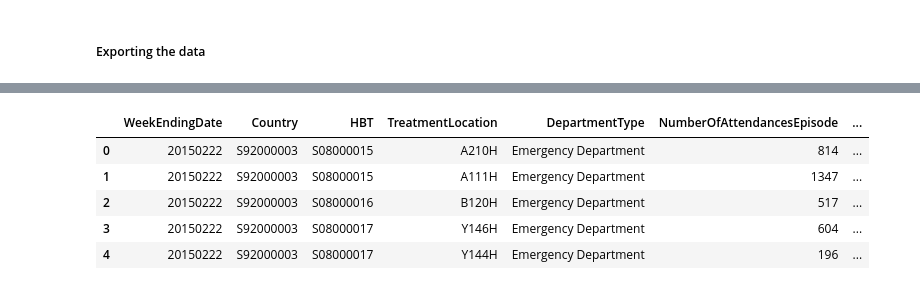
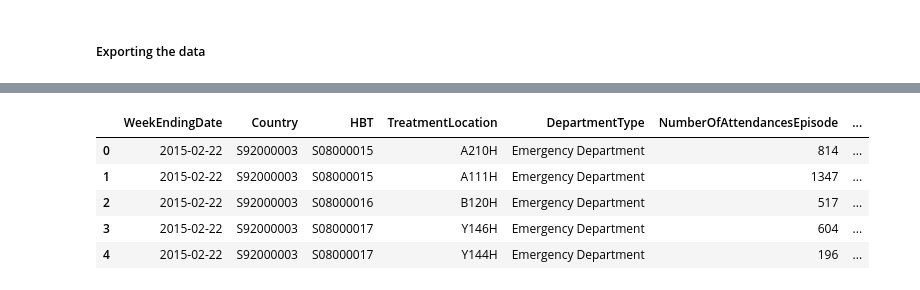
Before and after one commit to shivigupta0106/Public-Health-Scotland, a Jupyter notebook: Exploratory Analysis.ipynb, the cells around one changed output, grey strips where cells are left out. Cells and saved outputs as stored; diff of their text form; code cells hidden in the pictures.

```diff
--- a/Exploratory Analysis.ipynb
+++ b/Exploratory Analysis.ipynb
@@ -21,12 +21,22 @@ df_discharge = pd.read_csv(url3)
 | 2 | 201801 | S92000003 | S08000015 | A111H | Emergency Department | 18-24 | NaN | Transferred to Other Hospital/Ser... | ... |
 | 3 | 201801 | S92000003 | S08000015 | A111H | Emergency Department | 18-24 | NaN | NaN | ... |
 | 4 | 201801 | S92000003 | S08000015 | A111H | Emergency Department | 25-39 | NaN | Admission to same Hospital | ... |
-# %%
-df_week_AE.head()
-# %% [output]
-|  | WeekEndingDate | Country | HBT | TreatmentLocation | DepartmentType | NumberOfAttendancesEpisode | ... |
-| 0 | 20150222 | S92000003 | S08000015 | A210H | Emergency Department | 814 | ... |
-| 1 | 20150222 | S92000003 | S08000015 | A111H | Emergency Department | 1347 | ... |
-| 2 | 20150222 | S92000003 | S08000016 | B120H | Emergency Department | 517 | ... |
-| 3 | 20150222 | S92000003 | S08000017 | Y146H | Emergency Department | 604 | ... |
-| 4 | 20150222 | S92000003 | S08000017 | Y144H | Emergency Department | 196 | ... |
+# %%
+# Convert WeekEndingDate to datetime format
+df_week_AE['WeekEndingDate'] = pd.to_datetime(df_week_AE['WeekEndingDate'], format='%Y%m%d')
+#The pd.to_datetime function converts the WeekEndingDate column from a string or integer format (YYYYMMDD) to a pandas datetime object.
+
+# Extract Year and Month
+df_week_AE['Year'] = df_week_AE['WeekEndingDate'].dt.year
+df_week_AE['Month'] = df_week_AE['WeekEndingDate'].dt.month
+df_week_AE['Day'] = df_week_AE['WeekEndingDate'].dt.day
+
+# Display the updated DataFrame
+df_week_AE.head()
+# %% [output]
+|  | WeekEndingDate | Country | HBT | TreatmentLocation | DepartmentType | NumberOfAttendancesEpisode | ... |
+| 0 | 2015-02-22 | S92000003 | S08000015 | A210H | Emergency Department | 814 | ... |
+| 1 | 2015-02-22 | S92000003 | S08000015 | A111H | Emergency Department | 1347 | ... |
+| 2 | 2015-02-22 | S92000003 | S08000016 | B120H | Emergency Department | 517 | ... |
+| 3 | 2015-02-22 | S92000003 | S08000017 | Y146H | Emergency Department | 604 | ... |
+| 4 | 2015-02-22 | S92000003 | S08000017 | Y144H | Emergency Department | 196 | ... |
```
Also changed, not shown: parts of 2 cells of this notebook.
